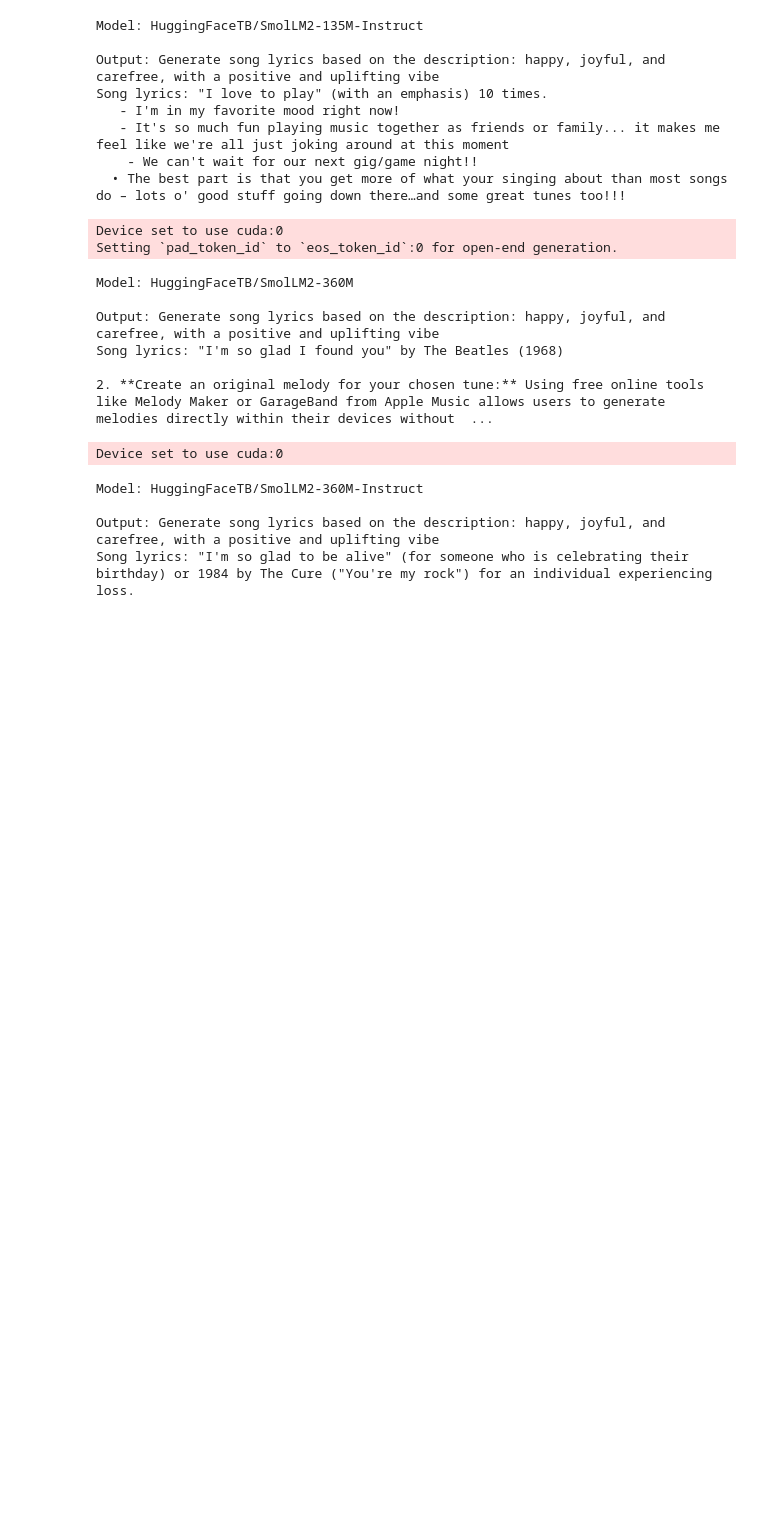
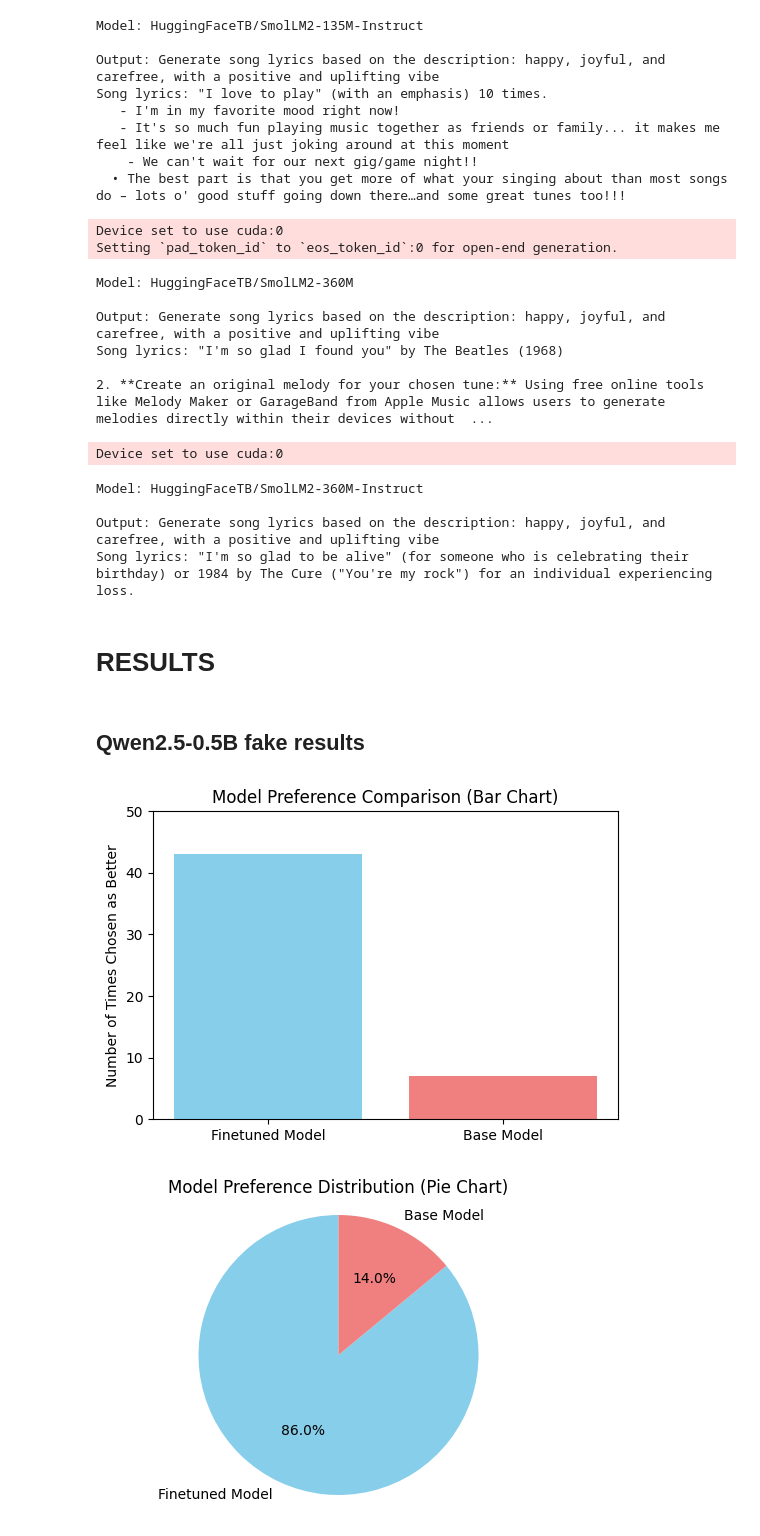
Before and after one commit to Ilyes2000/Text-Generation-and-Chatbot-for-Song-Lyrics, a Jupyter notebook: Song_lyrics_generation.ipynb, the cells around one changed output. Cells and saved outputs as stored; diff of their text form; code cells hidden in the pictures; blank space fills up the shorter version.

Commit message:
ranking gradio app, example results, generate model responses

```diff
--- a/Song_lyrics_generation.ipynb
+++ b/Song_lyrics_generation.ipynb
@@ -417,3 +417,50 @@ Model: HuggingFaceTB/SmolLM2-360M-Instruct
 
 Output: Generate song lyrics based on the description: happy, joyful, and carefree, with a positive and uplifting vibe
 Song lyrics: "I'm so glad to be alive" (for someone who is celebrating their birthday) or 1984 by The Cure ("You're my rock") for an individual experiencing loss.
+# %% [markdown]
+# RESULTS
+# %%
+import json
+import matplotlib.pyplot as plt
+
+def generate_visualizations_from_json(filepath):
+    with open(filepath, 'r') as f:
+        data = json.load(f)
+
+    finetuned_count = 0
+    base_count = 0
+
+    for item in data:
+        choice = item.get("choice")
+        if choice == "finetuned":
+            finetuned_count += 1
+        elif choice == "base_output":
+            base_count += 1
+
+    # Bar chart
+    labels = ['Finetuned Model', 'Base Model']
+    counts = [finetuned_count, base_count]
+    plt.figure(figsize=(6, 4))
+    plt.bar(labels, counts, color=['skyblue', 'lightcoral'])
+    plt.ylabel('Number of Times Chosen as Better')
+    plt.title('Model Preference Comparison (Bar Chart)')
+    plt.ylim(0, len(data))
+    plt.show()
+
+    # Pie chart
+    labels = ['Finetuned Model', 'Base Model']
+    sizes = [finetuned_count, base_count]
+    colors = ['skyblue', 'lightcoral']
+    plt.figure(figsize=(6, 4))
+    plt.pie(sizes, labels=labels, colors=colors, autopct='%1.1f%%', startangle=90)
+    plt.title('Model Preference Distribution (Pie Chart)')
+    plt.axis('equal')
+    plt.show()
+# %% [markdown]
+## Qwen2.5-0.5B fake results
+# %%
+json_filepath = "./results/Qwen2.5-0.5B_results.json"
+generate_visualizations_from_json(json_filepath)
+# %% [output]
+[figure, added]
+[figure, added]
```
Also changed, not shown: parts of 2 cells of this notebook, 15 other files.
